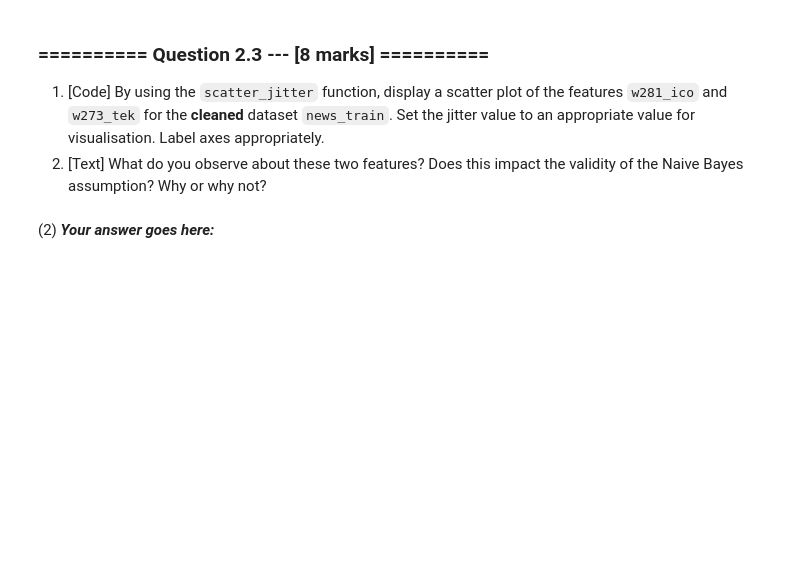
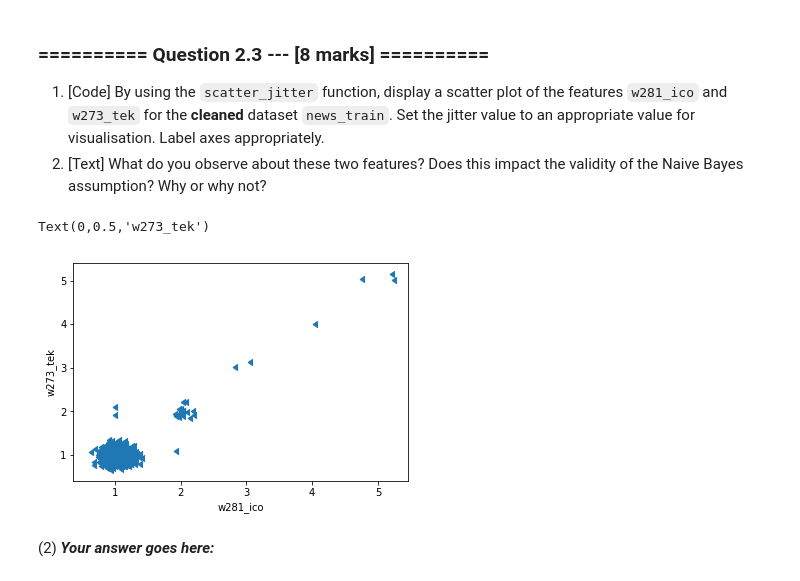
Before and after one commit to zhanshenlc/IAML2018, a Jupyter notebook: Assignments/01_Analysis.ipynb, the cells around one changed output. Cells and saved outputs as stored; diff of their text form; code cells hidden in the pictures; blank space fills up the shorter version.

```diff
--- a/Assignments/01_Analysis.ipynb
+++ b/Assignments/01_Analysis.ipynb
@@ -239,0 +247,6 @@ Load the cleaned datasets `train_20news.csv` and `test_20news.csv` into pandas d
+# %%
+# Your Code goes here:
+news_train = pd.read_csv(os.path.join(os.getcwd(), 'datasets', 'train_20news.csv'), delimiter=',')
+news_test = pd.read_csv(os.path.join(os.getcwd(), 'datasets', 'test_20news.csv'), delimiter=',')
+display(news_train.describe())
+display(news_test.describe())
@@ -255,3 +287,11 @@ Load the cleaned datasets `train_20news.csv` and `test_20news.csv` into pandas d
+# %%
+# (1) # Your Code goes here:
+plt3 = scatter_jitter(arr1=news_train.w281_ico, arr2=news_train.w273_tek, jitter=0.5)
+plt.xlabel('w281_ico')
+plt.ylabel('w273_tek')
+# %% [output]
+Text(0,0.5,'w273_tek')
+[figure, added]
 # %% [markdown]
 (2) ***Your answer goes here:***
 # %% [markdown]
```
Also changed, not shown: parts of 14 cells of this notebook.
